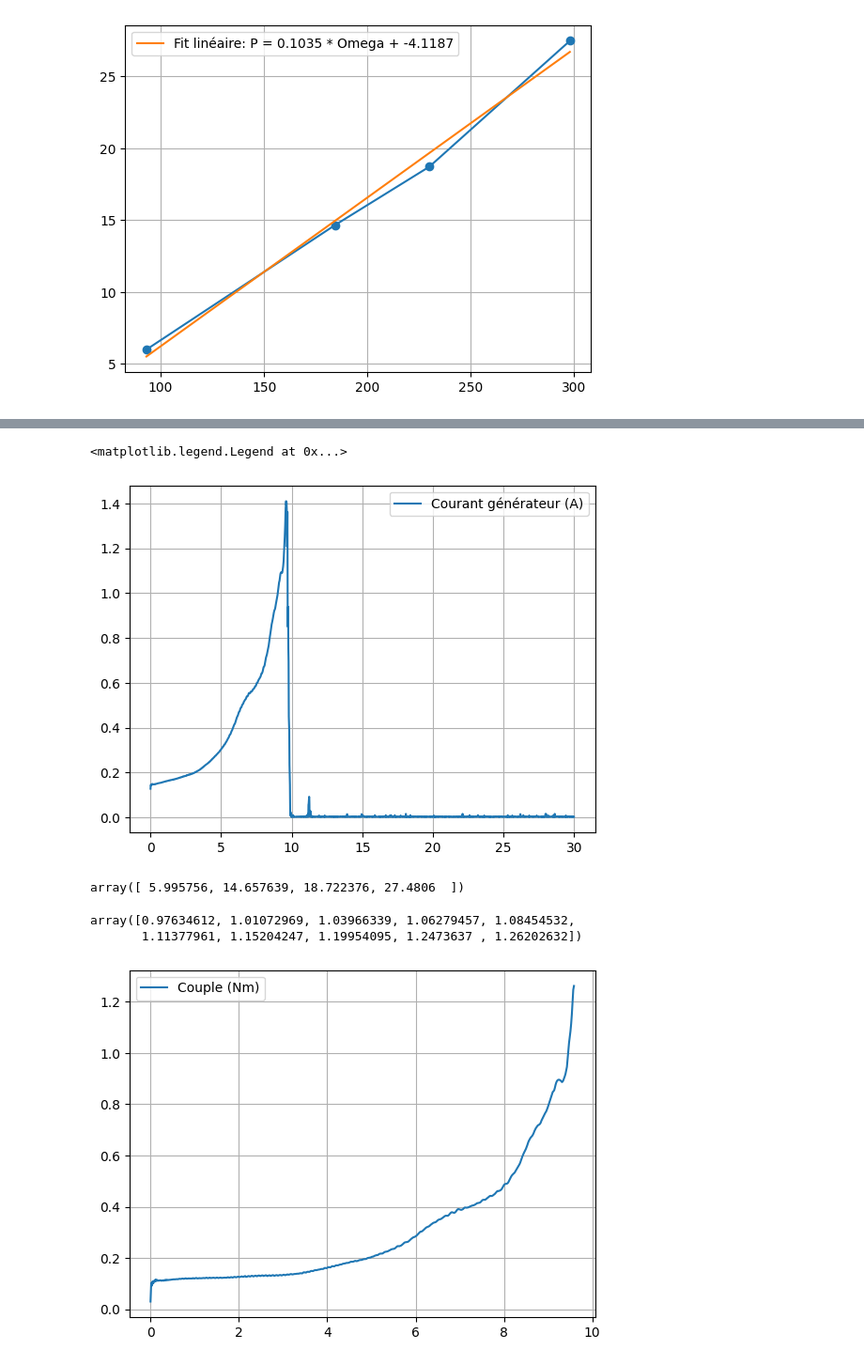
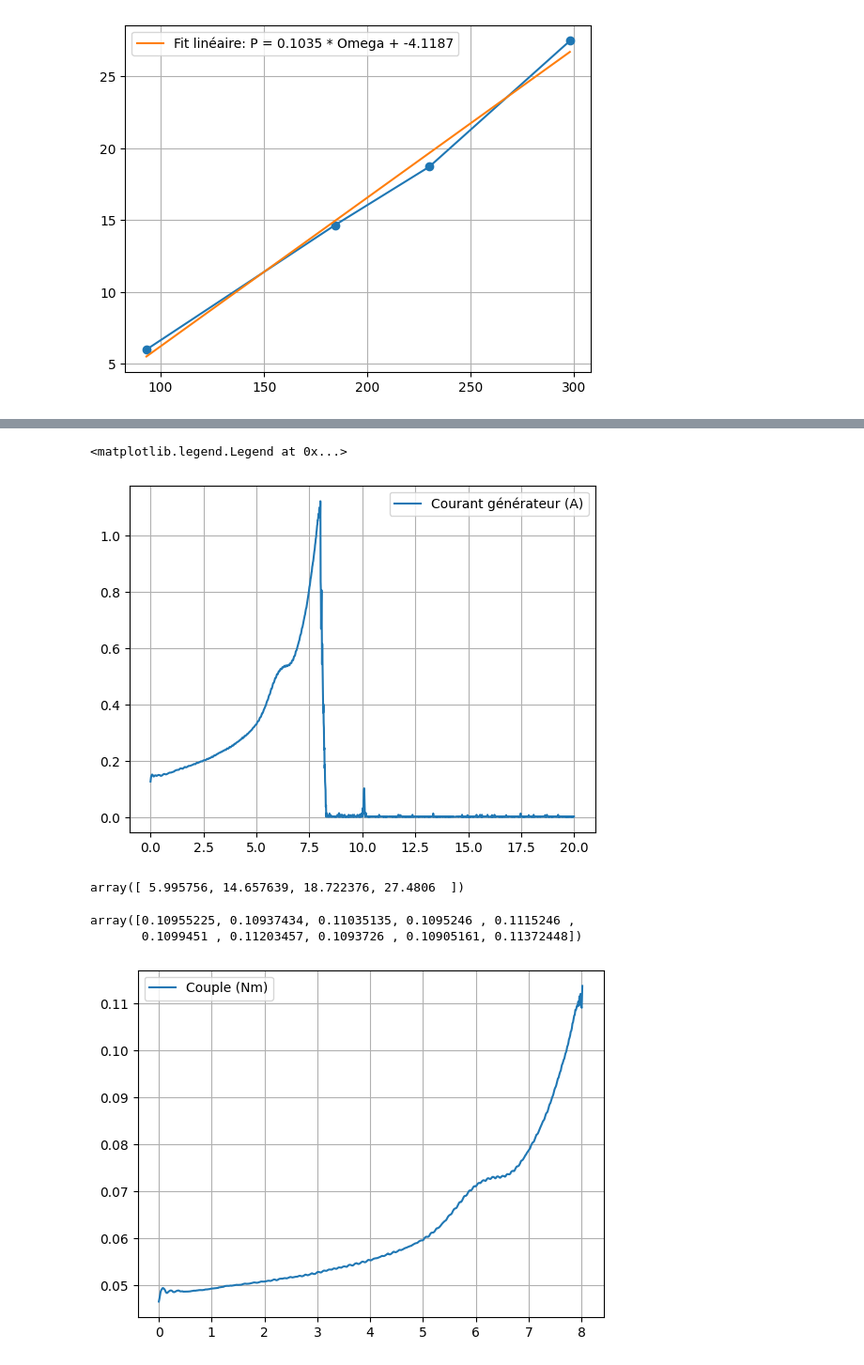
Before and after one commit to pacdav/TIPE_Sp-, a Jupyter notebook: Expérience/Mesure 09_02/analyse_mesure_3.ipynb, the cells around one changed output, grey strips where cells are left out. Shown at 94% size. Cells and saved outputs as stored; diff of their text form; code cells hidden in the pictures.

```diff
--- a/Expérience/Mesure 09_02/analyse_mesure_3.ipynb
+++ b/Expérience/Mesure 09_02/analyse_mesure_3.ipynb
@@ -36,9 +36,9 @@ plt.grid()
 def P_meca_1_mot(Omega):
     return (coeffs[0] * Omega + coeffs[1])/2
 # %%
-T1,I_mes,T2,V_mes = np.loadtxt("10_1mm_12_3V.csv", delimiter=";",skiprows=1, unpack=True)
+T1,I_mes,T2,V_mes = np.loadtxt("11_1mm_12_3V.csv", delimiter=";",skiprows=1, unpack=True)
 I1 = I_mes*R_mes_int
-V1 = V_mes*1/2 #coeff division par 2
+V1 = V_mes*2 #coeff division par 2
 # %%
 ## fonction lissage : retourne un tableau correspondant aux valeurs de signal_brut remplacées par une moyenne glissante, des valeurs qui les entourent, centrée de largeur deux L
 def lisser(signal_brut,L):
@@ -57,8 +57,8 @@ def lisser(signal_brut,L):
 #n=1177 #11_5mm_12_3V
 #n=1050 #9_7mm_12_3V
 #n=500 #8_4mm_12_3V
-n=600 #10_1mm_12_3V
-#n=730 #11_1mm_12_3V
+#n=600 #10_1mm_12_3V
+n=730 #11_1mm_12_3V
 #n=550 #13_3mm_12_3V Ne fonctionne pas, Bizarre
 Tension_liss = lisser(V1[:n],40)
 # %%
@@ -101,21 +101,20 @@ plt.grid()
 plt.legend()
 # %% [output]
 <matplotlib.legend.Legend at 0x...>
-[figure, old version]
+[figure, new version]
 # %%
 P_perte_meca
 # %% [output]
 array([ 5.995756, 14.657639, 18.722376, 27.4806  ])
 # %%
-Cpl = ((Tension_fin[:n] * Intensite_fin[:n])+R_gen * Intensite_fin[:n]**2 + P_meca_1_mot(Omega[:n])) / (Omega[:n] * (2 * np.pi / 60))
+Cpl = ((Tension_fin[:n] * Intensite_fin[:n])+R_gen * Intensite_fin[:n]**2 + P_meca_1_mot(Omega[:n])) / (Omega[:n])
 plt.plot(T2[:n], Cpl, label='Couple (Nm)')
-
 plt.grid()
 plt.legend()
 Cpl[n-10:n]
 # %% [output]
-array([0.97634612, 1.01072969, 1.03966339, 1.06279457, 1.08454532,
-       1.11377961, 1.15204247, 1.19954095, 1.2473637 , 1.26202632])
+array([0.10955225, 0.10937434, 0.11035135, 0.1095246 , 0.1115246 ,
+       0.1099451 , 0.11203457, 0.1093726 , 0.10905161, 0.11372448])
-[figure, old version]
+[figure, new version]
 # %%
 d = [8.4, 9.7, 10.1, 11.1, 11.5,13.8, 14.4] # mm
```
Also changed, not shown: parts of 5 cells of this notebook, 37 other files.
